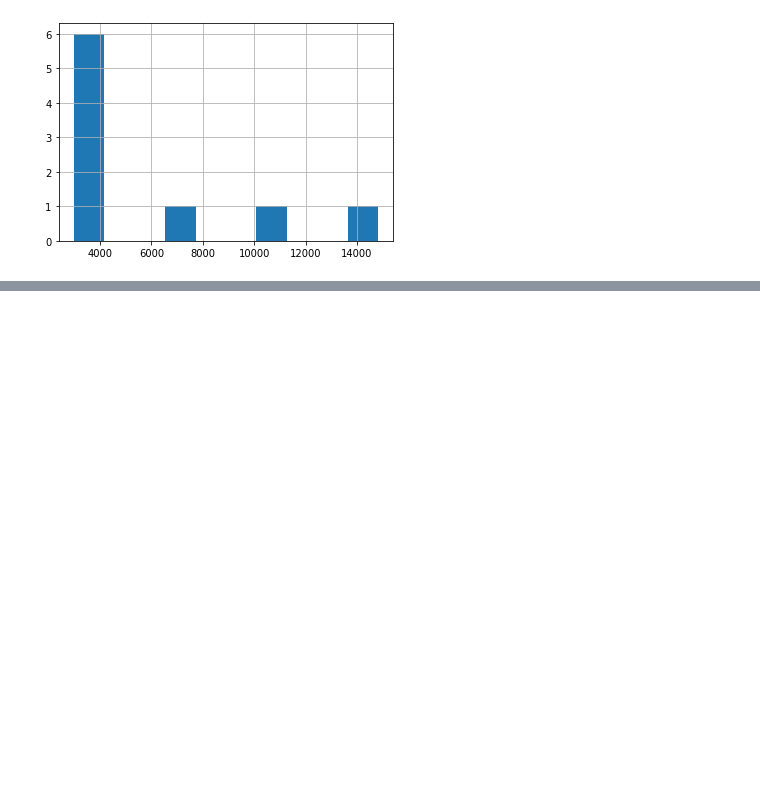
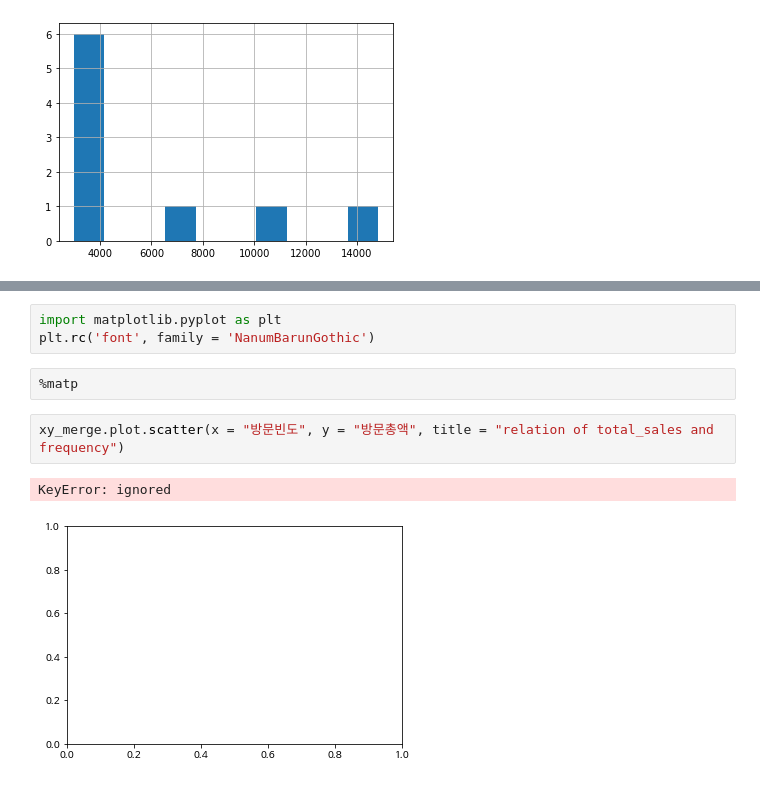
Before and after one commit to enosung/ubion, a Jupyter notebook: 유비온_2번째주_수업02(01월02일~01월09일).ipynb, the cells around one changed output, grey strips where cells are left out. Saved outputs shown, nothing was run; the diff lists cells and outputs as text; blank space fills up the shorter version.

```diff
--- a/유비온_2번째주_수업02(01월02일~01월09일).ipynb
+++ b/유비온_2번째주_수업02(01월02일~01월09일).ipynb
@@ -688,0 +658,10 @@ df
+# %%
+import matplotlib.pyplot as plt
+plt.rc('font', family = 'NanumBarunGothic')
+# %%
+%matp
+# %%
+xy_merge.plot.scatter(x = "방문빈도", y = "방문총액", title = "relation of total_sales and frequency")
+# %% [output]
+KeyError: ignored
+[figure, added]
```
Also changed, not shown: parts of 83 cells of this notebook.
